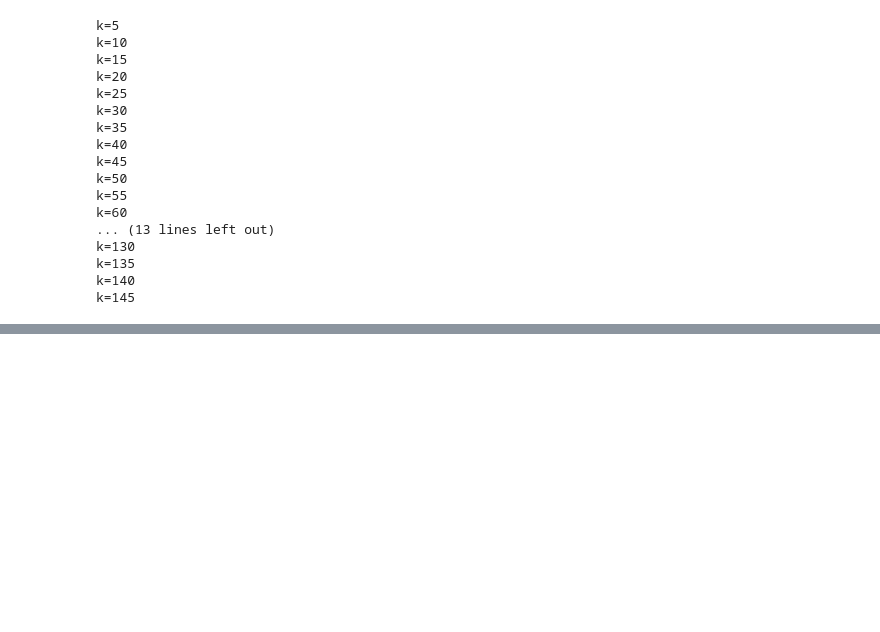
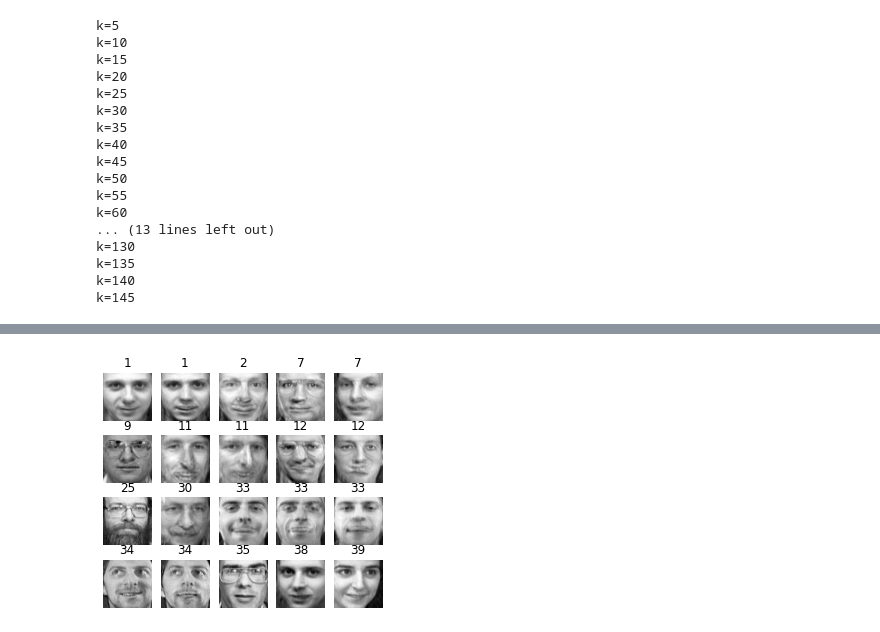
Before and after one commit to espanto28/handsonmlsklearnkerastf, a Jupyter notebook: Chapter9/Unsupervised Learning Techniques.ipynb, the cells around one changed output, grey strips where cells are left out. Drawn from its saved outputs; the diff is of its cells as text; code cells hidden in the pictures; blank space fills up the shorter version.

```diff
--- a/Chapter9/Unsupervised Learning Techniques.ipynb
+++ b/Chapter9/Unsupervised Learning Techniques.ipynb
@@ -1397,0 +1399,10 @@ item
+# %%
+#Use KMeans to performance dimensionality reduction
+X_train_reduced = best_model.transform(X_train_pca)
+X_valid_reduced = best_model.transform(X_valid_pca)
+X_test_reduced = best_model.transform(X_test_pca)
+
+clf = RandomForestClassifier(n_estimators=150, random_state=42)
+clf.fit(X_train_reduced, y_train)
+
+clf.score(X_valid_reduced, y_valid)
@@ -1397,0 +1411,11 @@ item
+# %%
+#Finding the right number of clusters
+from sklearn.pipeline import Pipeline
+
+for n_clusters in k_range:
+    pipeline = Pipeline([
+        ("kmeans", KMeans(n_clusters=n_clusters, random_state=n_clusters)),
+        ("forest_clf", RandomForestClassifier(n_estimators=150, random_state=42))
+    ])
+    pipeline.fit(X_train_pca, y_train)
+    print(n_clusters, pipeline.score(X_valid_pca, y_valid))
@@ -1397,0 +1455,13 @@ item
+# %%
+from sklearn.mixture import GaussianMixture
+
+gm = GaussianMixture(n_components=40, random_state=42)
+y_pred = gm.fit_predict(X_train_pca)
+# %%
+n_gen_faces = 20
+gen_faces_reduced, y_gen_faces = gm.sample(n_samples=n_gen_faces)
+gen_faces = pca.inverse_transform(gen_faces_reduced)
+# %%
+plot_faces(gen_faces, y_gen_faces)
+# %% [output]
+[figure, added]
```
Also changed, not shown: parts of 43 cells of this notebook, 1 other file.
